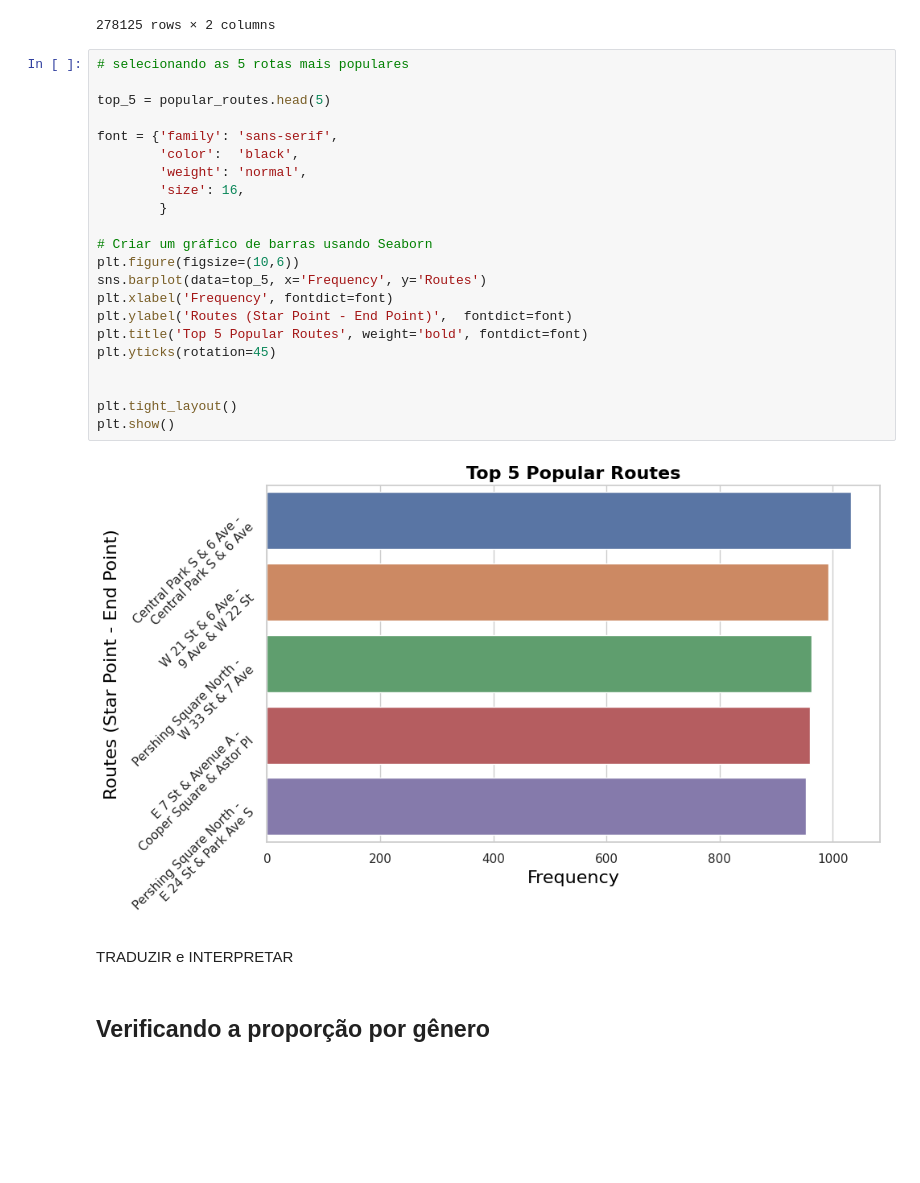
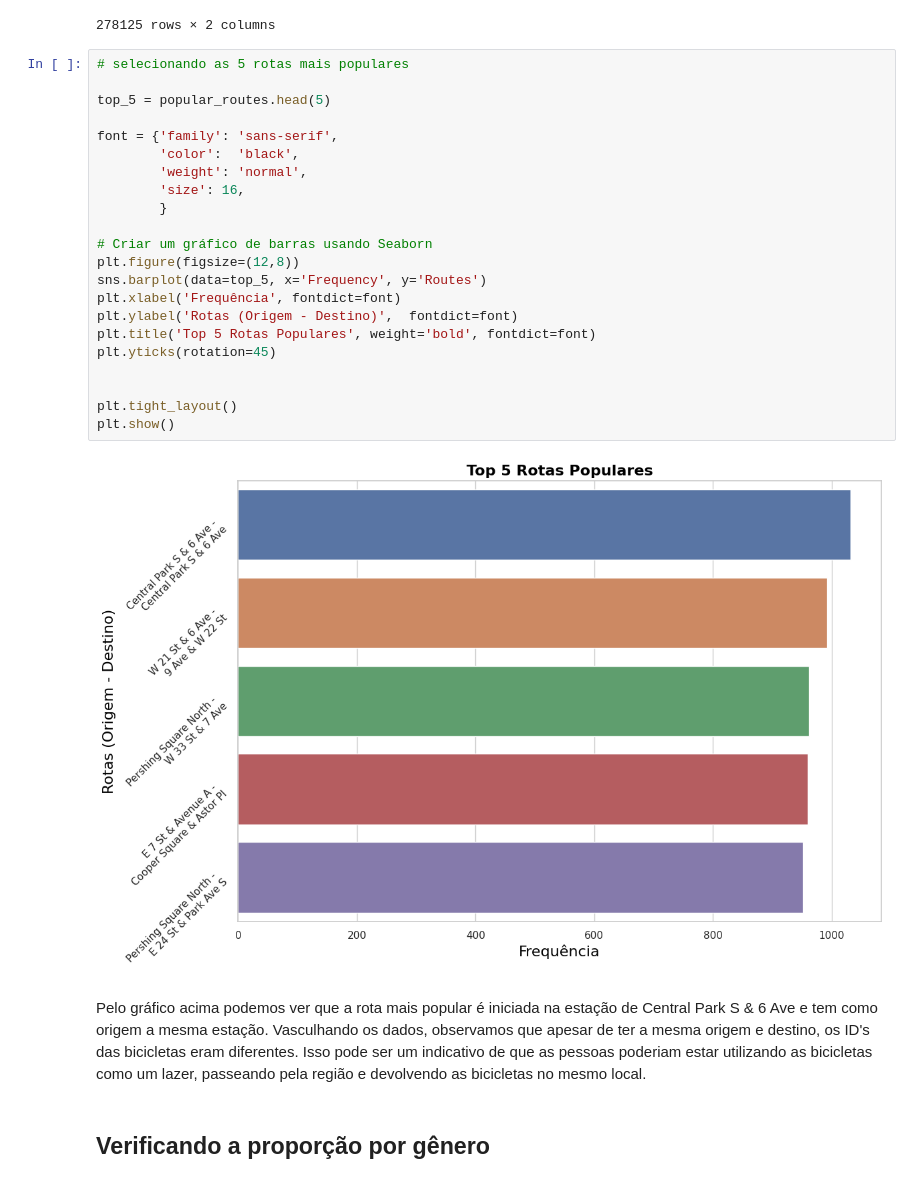
Before and after one commit to luiz-phy/Projeto-Citi-Bike, a Jupyter notebook: Projeto_Citi_Bike_ajustado.ipynb, the cells around one changed output. Cells and saved outputs as stored; diff of their text form; blank space fills up the shorter version.

```diff
--- a/Projeto_Citi_Bike_ajustado.ipynb
+++ b/Projeto_Citi_Bike_ajustado.ipynb
@@ -666,29 +671,29 @@ popular_routes
 # %%
 # selecionando as 5 rotas mais populares
 
 top_5 = popular_routes.head(5)
 
 font = {'family': 'sans-serif',
         'color':  'black',
         'weight': 'normal',
         'size': 16,
         }
 
 # Criar um gráfico de barras usando Seaborn
-plt.figure(figsize=(10,6))
+plt.figure(figsize=(12,8))
 sns.barplot(data=top_5, x='Frequency', y='Routes')
-plt.xlabel('Frequency', fontdict=font)
-plt.ylabel('Routes (Star Point - End Point)',  fontdict=font)
-plt.title('Top 5 Popular Routes', weight='bold', fontdict=font)
+plt.xlabel('Frequência', fontdict=font)
+plt.ylabel('Rotas (Origem - Destino)',  fontdict=font)
+plt.title('Top 5 Rotas Populares', weight='bold', fontdict=font)
 plt.yticks(rotation=45)
 
 
 plt.tight_layout()
 plt.show()
 # %% [output]
-[figure, old version]
+[figure, new version]
-# %% [markdown]
-TRADUZIR e INTERPRETAR
+# %% [markdown]
+Pelo gráfico acima podemos ver que a rota mais popular é iniciada na estação de Central Park S & 6 Ave e tem como origem a mesma estação. Vasculhando os dados, observamos que apesar de ter a mesma origem e destino, os ID's das bicicletas eram diferentes. Isso pode ser um indicativo de que as pessoas poderiam estar utilizando as bicicletas como um lazer, passeando pela região e devolvendo as bicicletas no mesmo local.
 # %% [markdown]
 ## Verificando a proporção por gênero
 # %%
```
Also changed, not shown: parts of 17 cells of this notebook.
